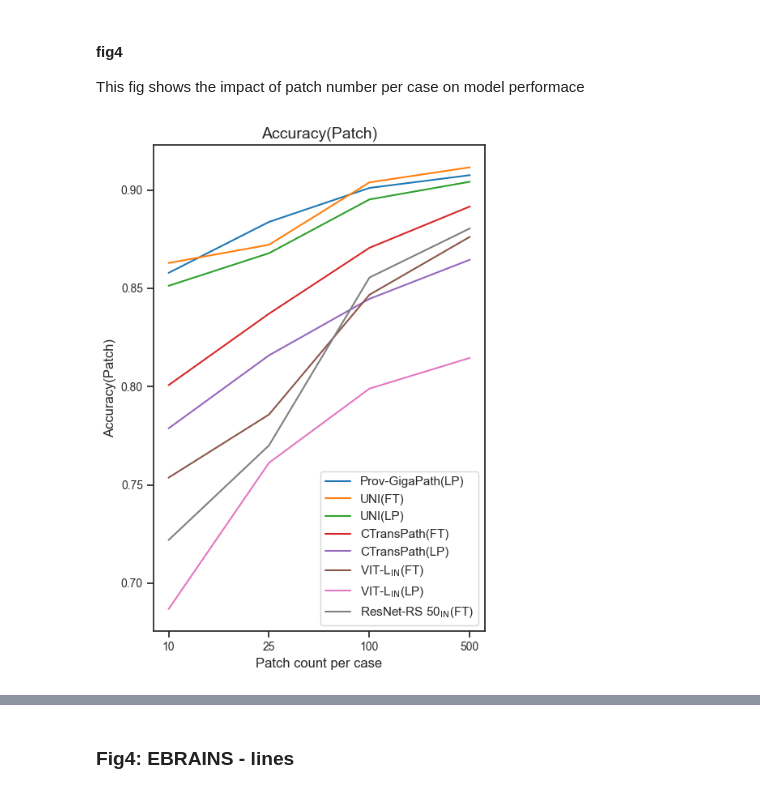
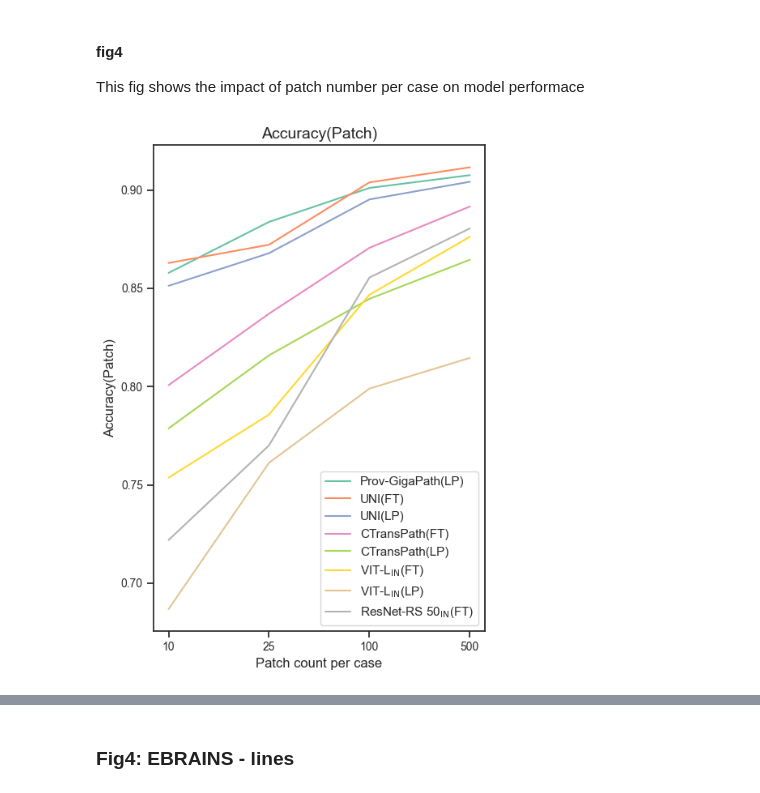
Before and after one commit to endaaman/bt, a Jupyter notebook: notes/note_metrics.ipynb, the cells around one changed output, grey strips where cells are left out. Saved outputs shown, nothing was run; the diff lists cells and outputs as text; code cells hidden in the pictures.

```diff
--- a/notes/note_metrics.ipynb
+++ b/notes/note_metrics.ipynb
@@ -332,7 +353,19 @@ This fig shows the impact of patch number per case on model performace
 # %%
 
 def draw_lines(target:Literal['cv', 'ebrains'], key:str, labels=None, fill=False):
-    colors = plt.rcParams['axes.prop_cycle'].by_key()['color']
+    label_order = [
+        'Prov-GigaPath(LP)',
+        'UNI(FT)',
+        'UNI(LP)',
+        'CTransPath(FT)',
+        'CTransPath(LP)',
+        r'VIT-L$\mathrm{_{IN}}$(FT)',
+        r'VIT-L$\mathrm{_{IN}}$(LP)',
+        r'ResNet-RS 50$\mathrm{_{IN}}$(FT)',
+        # r'ResNet-RS 50$\mathrm{_{IN}}$(LP)',
+    ]
+
+    color_map = dict(zip((label_order), plt.cm.Set2(np.linspace(0, 1, len(label_order)))))
 
     limits = [10, 25, 100, 500]
     alpha = 0.05
@@ -364,39 +397,40 @@ def draw_lines(target:Literal['cv', 'ebrains'], key:str, labels=None, fill=False
     plt.figure(figsize=(5, 7))
     x = np.arange(1, 1+len(limits))
 
-    for i in range(len(labels)):
+    for i, label in enumerate(labels):
         ci_l = values_by_cond[i, :, 1]
         ci_h = values_by_cond[i, :, 2]
-        c = colors[i]
-        plt.plot(x, values_by_cond[i, :, 0], color=c, label=labels[i])
+        # c = colors[i]
+        c = color_map[label]
+        plt.plot(x, values_by_cond[i, :, 0], color=c, label=label)
         if fill:
             plt.fill_between(x, ci_l, ci_h, color=c, alpha=0.1)
 
     plt.xticks(x, limits)
     plt.xlabel('Patch count per case')
     plt.ylabel(key)
     plt.legend(loc='lower right')
     plt.title(key)
     # plt.grid(True, linestyle='--', alpha=0.7)
     plt.tight_layout()
     return labels
 
 labels = [
     'Prov-GigaPath(LP)',
     'UNI(FT)',
     'UNI(LP)',
     'CTransPath(FT)',
     'CTransPath(LP)',
     'VIT-L$\\mathrm{_{IN}}$(FT)',
     'VIT-L$\\mathrm{_{IN}}$(LP)',
     'ResNet-RS 50$\\mathrm{_{IN}}$(FT)',
     # 'ResNet-RS 50$\\mathrm{_{IN}}$(LP)',
 ]
 draw_lines('cv', 'Accuracy(Patch)', labels=labels, fill=False)
 plt.savefig(f"out/figs/fig4_cv_pacc.png", format="png", dpi=DPI)
 plt.show()
 # %% [output]
-[figure, old version]
+[figure, new version]
 # %%
 draw_lines('cv', 'Accuracy', labels=labels, fill=False)
 plt.savefig(f"out/figs/fig4_cv_acc.png", format="png", dpi=DPI)
```
Also changed, not shown: parts of 18 cells of this notebook, 3 other files.
